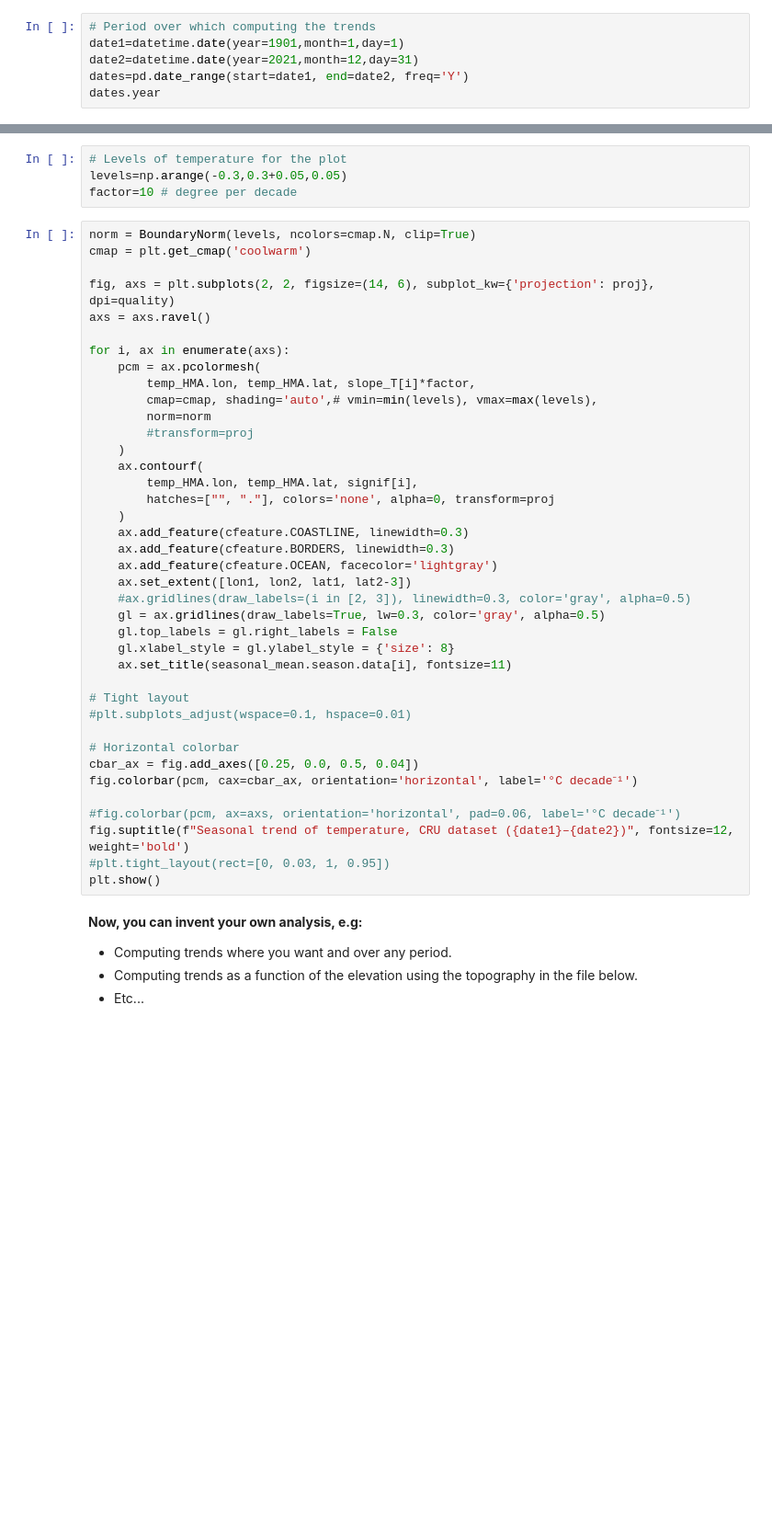
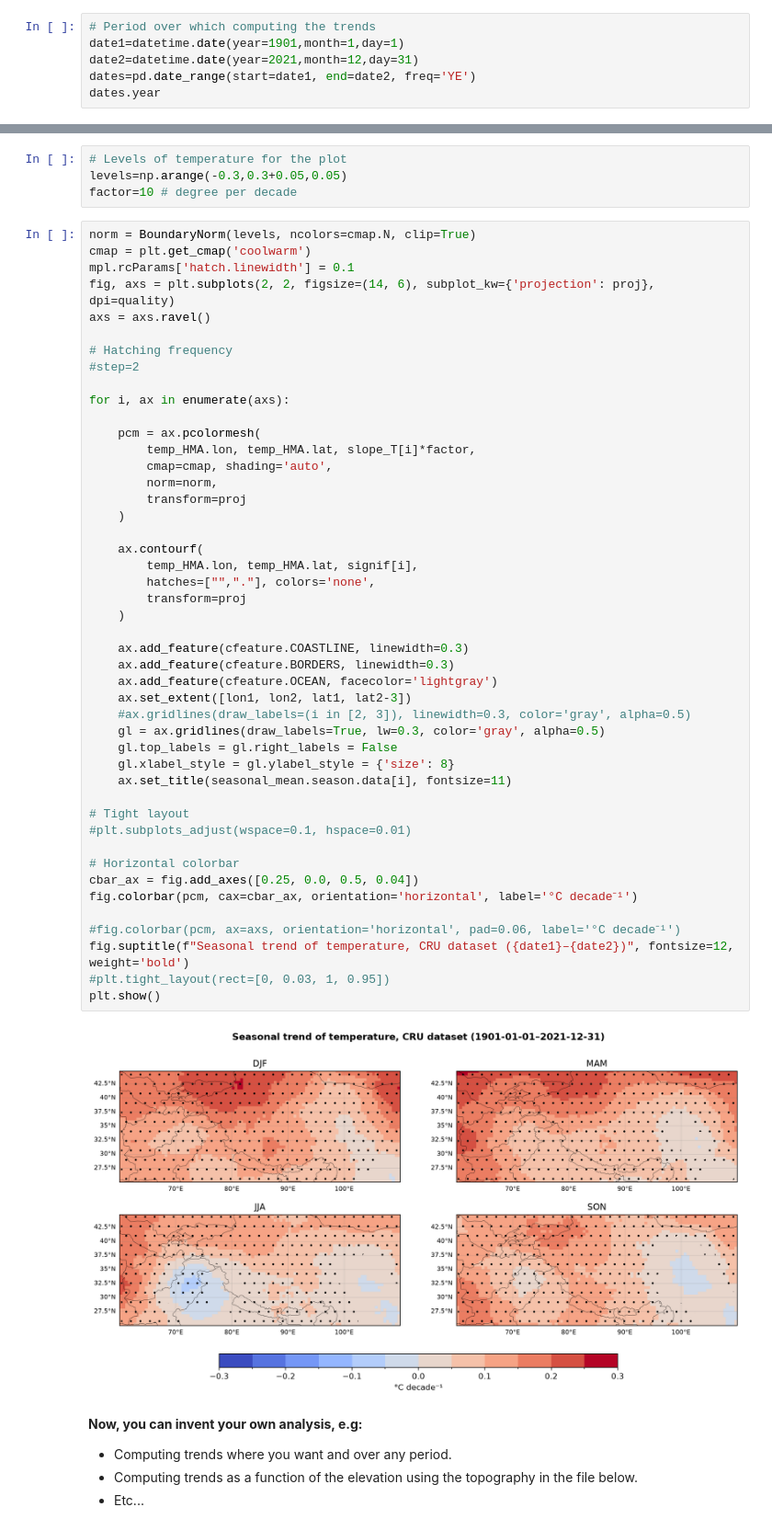
Before and after one commit to mmenegoz/climate_HMA_course, a Jupyter notebook: HMA_climate_trends_CRU.ipynb, the cells around one changed output, grey strips where cells are left out. Shown at 92% size. Saved outputs shown, nothing was run; the diff lists cells and outputs as text; blank space fills up the shorter version.

```diff
--- a/HMA_climate_trends_CRU.ipynb
+++ b/HMA_climate_trends_CRU.ipynb
@@ -137,5 +206,5 @@ plt.show()
 # Period over which computing the trends
 date1=datetime.date(year=1901,month=1,day=1)
 date2=datetime.date(year=2021,month=12,day=31)
-dates=pd.date_range(start=date1, end=date2, freq='Y')
+dates=pd.date_range(start=date1, end=date2, freq='YE')
 dates.year
@@ -237,42 +325,51 @@ factor=10 # degree per decade
 # %%
 norm = BoundaryNorm(levels, ncolors=cmap.N, clip=True)
 cmap = plt.get_cmap('coolwarm')
-
+mpl.rcParams['hatch.linewidth'] = 0.1
 fig, axs = plt.subplots(2, 2, figsize=(14, 6), subplot_kw={'projection': proj}, dpi=quality)
 axs = axs.ravel()
 
+# Hatching frequency
+#step=2
+
 for i, ax in enumerate(axs):
+
     pcm = ax.pcolormesh(
         temp_HMA.lon, temp_HMA.lat, slope_T[i]*factor,
-        cmap=cmap, shading='auto',# vmin=min(levels), vmax=max(levels),
-        norm=norm
-        #transform=proj
+        cmap=cmap, shading='auto',
+        norm=norm,
+        transform=proj
     )
+
     ax.contourf(
         temp_HMA.lon, temp_HMA.lat, signif[i],
-        hatches=["", "."], colors='none', alpha=0, transform=proj
+        hatches=["","."], colors='none',
+        transform=proj
     )
+
     ax.add_feature(cfeature.COASTLINE, linewidth=0.3)
     ax.add_feature(cfeature.BORDERS, linewidth=0.3)
     ax.add_feature(cfeature.OCEAN, facecolor='lightgray')
     ax.set_extent([lon1, lon2, lat1, lat2-3])
     #ax.gridlines(draw_labels=(i in [2, 3]), linewidth=0.3, color='gray', alpha=0.5)
     gl = ax.gridlines(draw_labels=True, lw=0.3, color='gray', alpha=0.5)
     gl.top_labels = gl.right_labels = False
     gl.xlabel_style = gl.ylabel_style = {'size': 8}
     ax.set_title(seasonal_mean.season.data[i], fontsize=11)
 
 # Tight layout
 #plt.subplots_adjust(wspace=0.1, hspace=0.01)
 
 # Horizontal colorbar
 cbar_ax = fig.add_axes([0.25, 0.0, 0.5, 0.04])
 fig.colorbar(pcm, cax=cbar_ax, orientation='horizontal', label='°C decade⁻¹')
 
 #fig.colorbar(pcm, ax=axs, orientation='horizontal', pad=0.06, label='°C decade⁻¹')
 fig.suptitle(f"Seasonal trend of temperature, CRU dataset ({date1}–{date2})", fontsize=12, weight='bold')
 #plt.tight_layout(rect=[0, 0.03, 1, 0.95])
 plt.show()
+# %% [output]
+[figure, added]
 # %% [markdown]
 **Now, you can invent your own analysis, e.g:**
 * Computing trends where you want and over any period.
```
Also changed, not shown: parts of 19 cells of this notebook, 1 other file.
